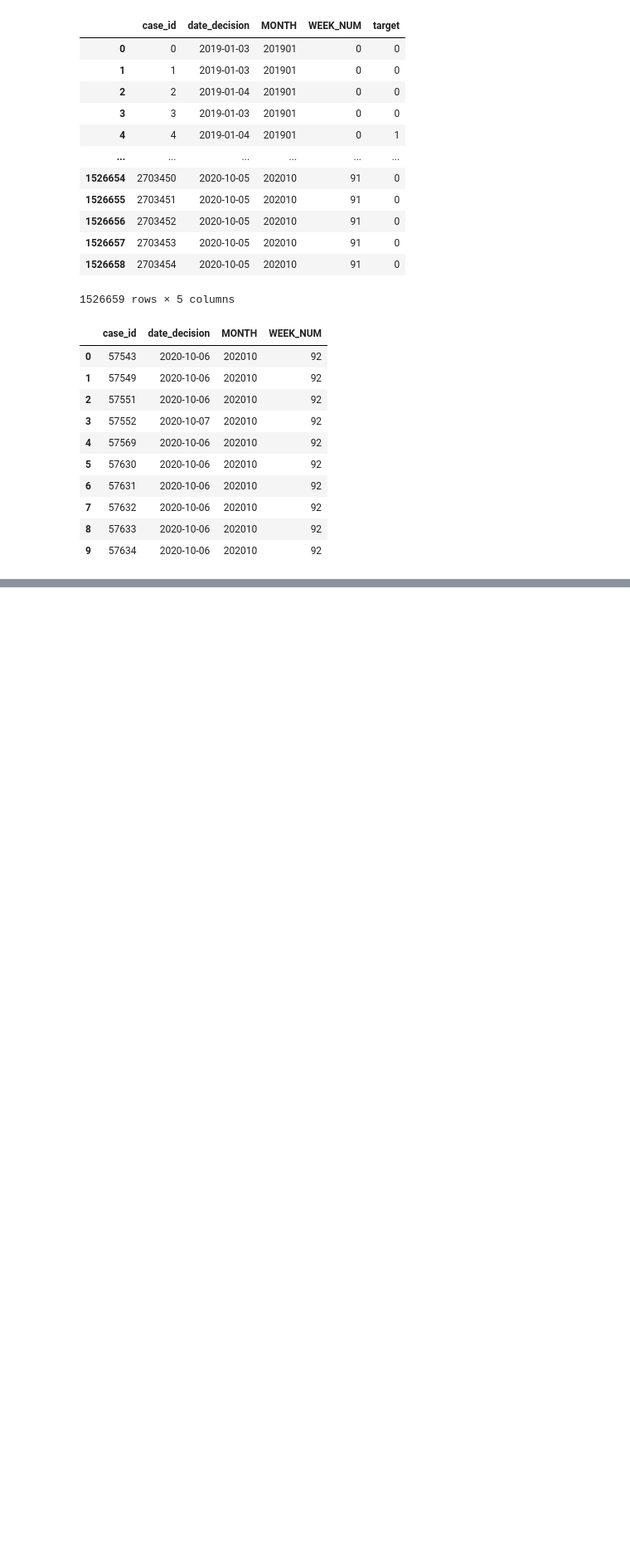
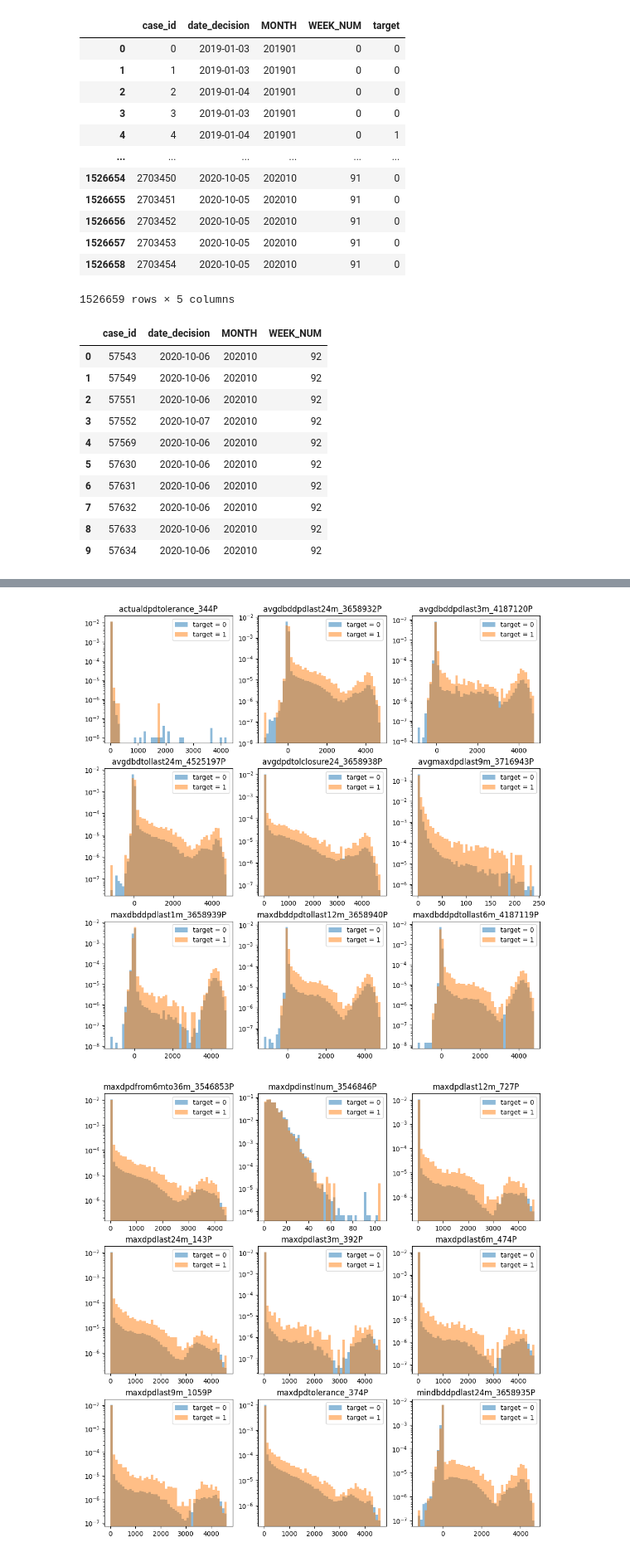
Before and after one commit to oXyut/home-credit-competition, a Jupyter notebook: src/notebooks/suzukiy-eda.ipynb, the cells around one changed output, grey strips where cells are left out. Shown at 83% size. Cells and saved outputs as stored; diff of their text form; code cells hidden in the pictures; blank space fills up the shorter version.

```diff
--- a/src/notebooks/suzukiy-eda.ipynb
+++ b/src/notebooks/suzukiy-eda.ipynb
@@ -55,0 +320,16 @@ df_static_0_train
+# %%
+for ii, cat in enumerate(dict_categories['P']):
+    i = ii % (3 * 3)
+    if i == 0:
+        fig, ax = plt.subplots(3, 3, figsize=(12, 12))
+    bins = np.linspace(df_base_static[cat].min(), df_base_static[cat].max(), 50)
+    ax[i // 3, i % 3].hist(df_base_static.query('target == 0')[cat], bins=bins, alpha=0.5, label='target = 0', density=True)
+    ax[i // 3, i % 3].hist(df_base_static.query('target == 1')[cat], bins=bins, alpha=0.5, label='target = 1', density=True)
+    ax[i // 3, i % 3].set_title(cat)
+    ax[i // 3, i % 3].legend()
+    ax[i // 3, i % 3].set_yscale('log')
+    if i == 8:
+        plt.show()
+# %% [output]
+[figure, added]
+[figure, added]
```
Also changed, not shown: parts of 22 cells of this notebook.
